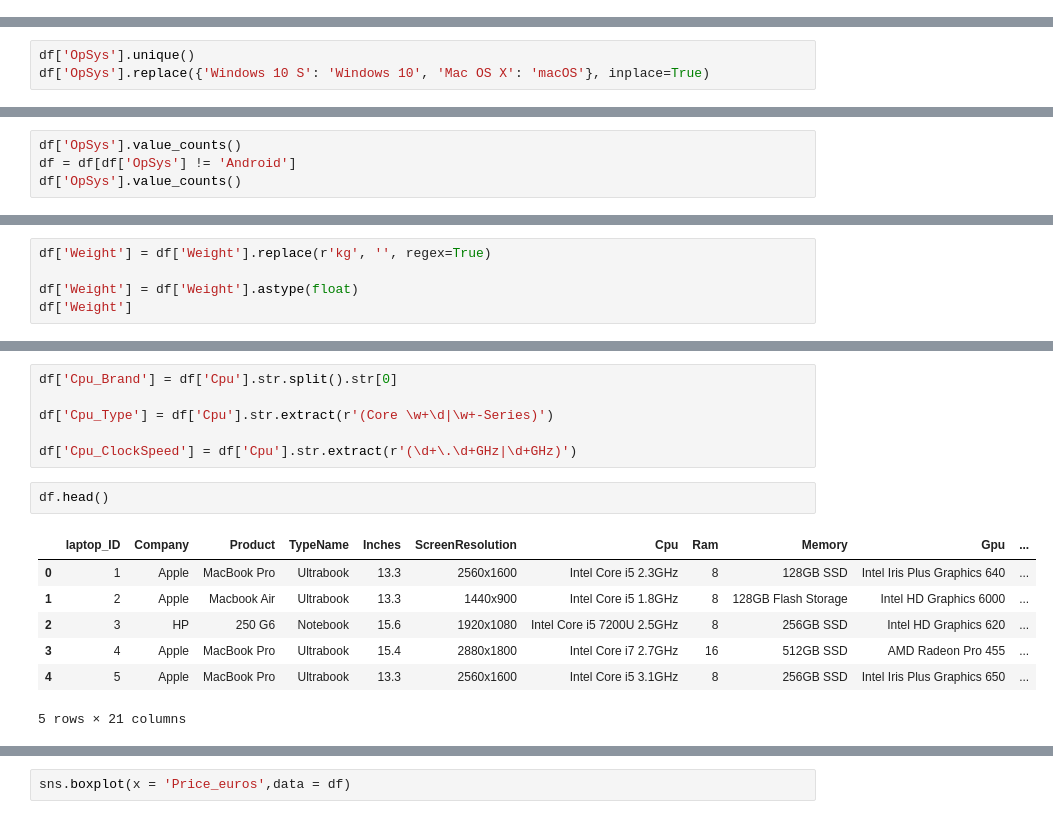
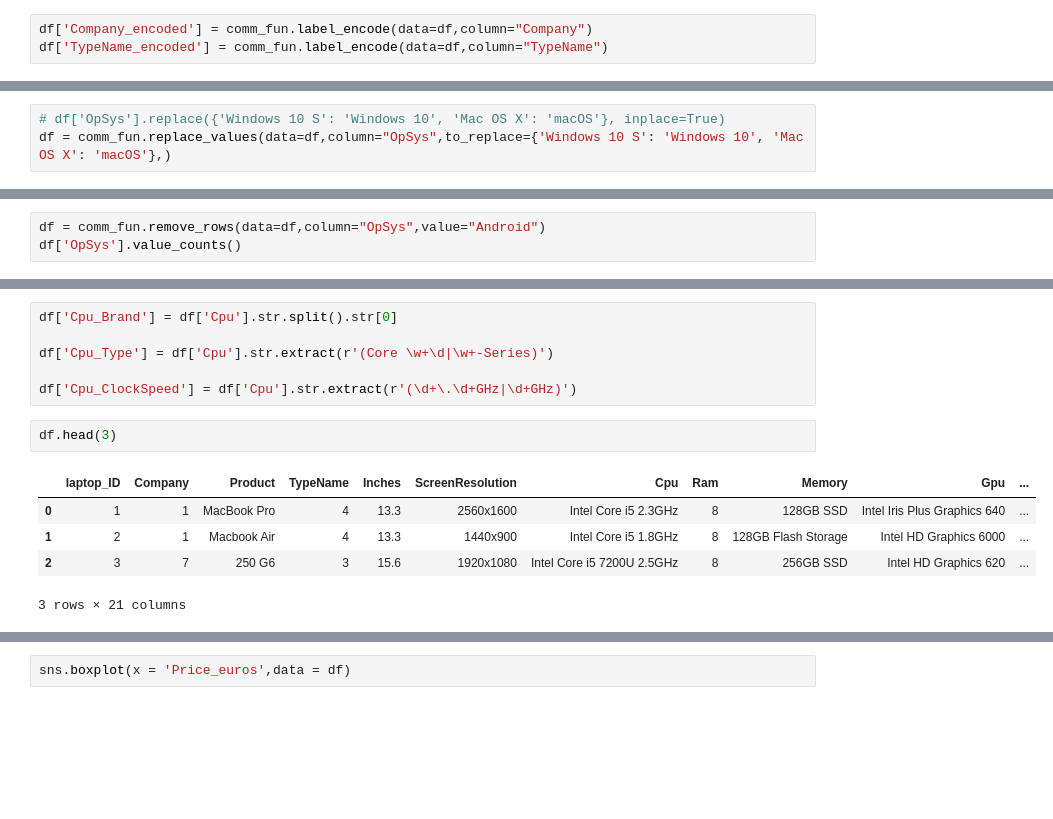
Before and after one commit to koratjay2022/bia_project, a Jupyter notebook: project_laptop_price/bia_laptop_price.ipynb, the cells around one changed output, grey strips where cells are left out. Drawn from its saved outputs; the diff is of its cells as text; blank space fills up the shorter version.

```diff
--- a/project_laptop_price/bia_laptop_price.ipynb
+++ b/project_laptop_price/bia_laptop_price.ipynb
@@ -37,10 +26,13 @@ df['TypeName_encoded'] = label_encoder.fit_transform(df['TypeName'])
+# %%
+df['Company_encoded'] = comm_fun.label_encode(data=df,column="Company")
+df['TypeName_encoded'] = comm_fun.label_encode(data=df,column="TypeName")
 # %%
 # from collections import Counter
 # cpu_counts = Counter(df['Cpu'])
 # df = df[df['Cpu'].map(cpu_counts) > 1]
 # %%
-df['OpSys'].unique()
-df['OpSys'].replace({'Windows 10 S': 'Windows 10', 'Mac OS X': 'macOS'}, inplace=True)
+# df['OpSys'].replace({'Windows 10 S': 'Windows 10', 'Mac OS X': 'macOS'}, inplace=True)
+df = comm_fun.replace_values(data=df,column="OpSys",to_replace={'Windows 10 S': 'Windows 10', 'Mac OS X': 'macOS'},)
 # %% [output]
 The behavior will change in pandas 3.0. This inplace method will never work because the intermediate object on which we are setting values always behaves as a copy.
 
@@ -51,7 +43,6 @@ For example, when doing 'df[col].method(value, inplace=True)', try using 'df.met
 # %%
+df = comm_fun.remove_rows(data=df,column="OpSys",value="Android")
 df['OpSys'].value_counts()
-df = df[df['OpSys'] != 'Android']
-df['OpSys'].value_counts()
 # %% [output]
 OpSys
 Windows 10    1080
@@ -152,6 +94 @@ df['Ram'] = df['Ram'].replace(r'GB', '', regex=True)
 df['Ram'] = df['Ram'].astype(int)
-# %%
-df['Weight'] = df['Weight'].replace(r'kg', '', regex=True)
-
-df['Weight'] = df['Weight'].astype(float)
-df['Weight']
@@ -175,12 +99,10 @@ df['Cpu_Type'] = df['Cpu'].str.extract(r'(Core \w+\d|\w+-Series)')
 
 df['Cpu_ClockSpeed'] = df['Cpu'].str.extract(r'(\d+\.\d+GHz|\d+GHz)')
 # %%
-df.head()
+df.head(3)
 # %% [output]
 |  | laptop_ID | Company | Product | TypeName | Inches | ScreenResolution | Cpu | Ram | Memory | Gpu | ... |
-| 0 | 1 | Apple | MacBook Pro | Ultrabook | 13.3 | 2560x1600 | Intel Core i5 2.3GHz | 8 | 128GB SSD | Intel Iris Plus Graphics 640 | ... |
-| 1 | 2 | Apple | Macbook Air | Ultrabook | 13.3 | 1440x900 | Intel Core i5 1.8GHz | 8 | 128GB Flash Storage | Intel HD Graphics 6000 | ... |
-| 2 | 3 | HP | 250 G6 | Notebook | 15.6 | 1920x1080 | Intel Core i5 7200U 2.5GHz | 8 | 256GB SSD | Intel HD Graphics 620 | ... |
-| 3 | 4 | Apple | MacBook Pro | Ultrabook | 15.4 | 2880x1800 | Intel Core i7 2.7GHz | 16 | 512GB SSD | AMD Radeon Pro 455 | ... |
-| 4 | 5 | Apple | MacBook Pro | Ultrabook | 13.3 | 2560x1600 | Intel Core i5 3.1GHz | 8 | 256GB SSD | Intel Iris Plus Graphics 650 | ... |
+| 0 | 1 | 1 | MacBook Pro | 4 | 13.3 | 2560x1600 | Intel Core i5 2.3GHz | 8 | 128GB SSD | Intel Iris Plus Graphics 640 | ... |
+| 1 | 2 | 1 | Macbook Air | 4 | 13.3 | 1440x900 | Intel Core i5 1.8GHz | 8 | 128GB Flash Storage | Intel HD Graphics 6000 | ... |
+| 2 | 3 | 7 | 250 G6 | 3 | 15.6 | 1920x1080 | Intel Core i5 7200U 2.5GHz | 8 | 256GB SSD | Intel HD Graphics 620 | ... |
-5 rows × 21 columns
+3 rows × 21 columns
```
Also changed, not shown: parts of 30 cells of this notebook, 3 other files.
